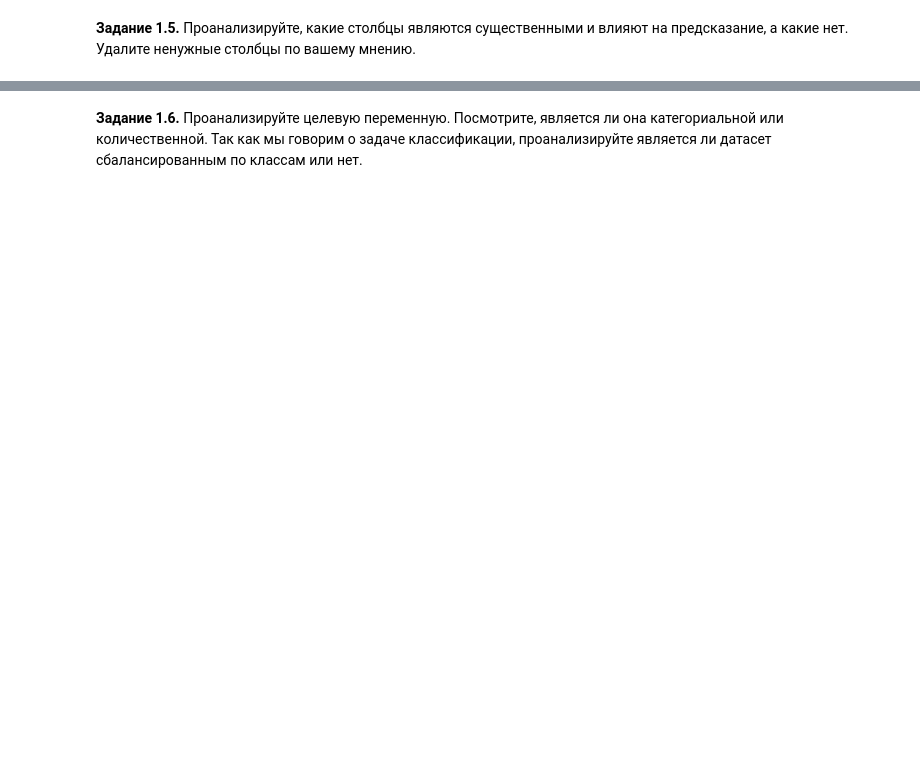
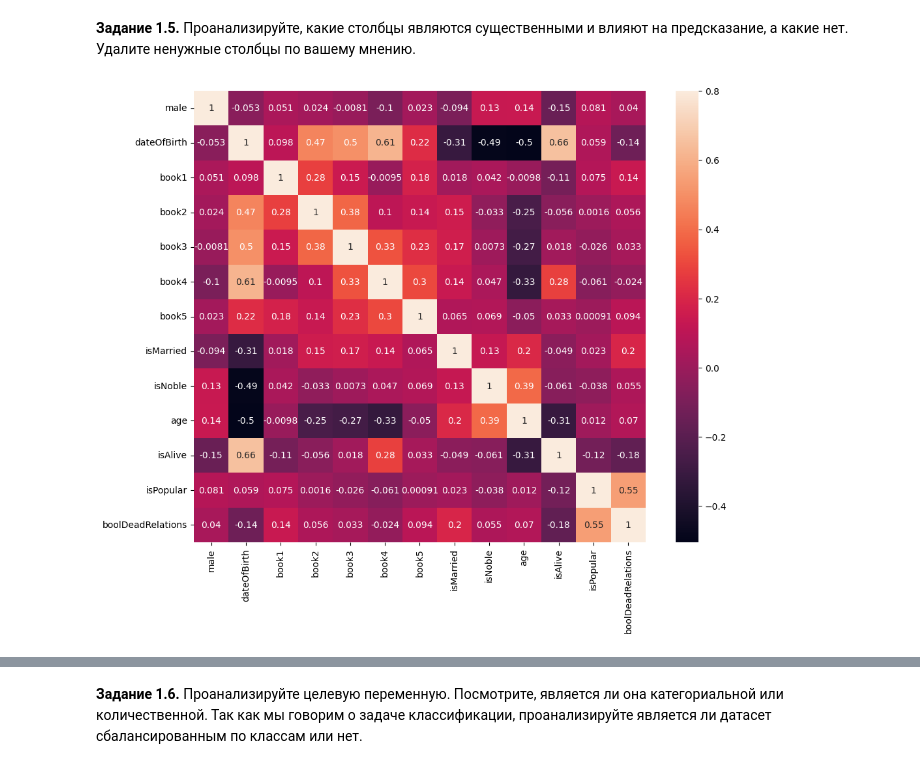
Before and after one commit to ilev-sergey/deep-learning-school, a Jupyter notebook: [homework_4_2_]game_of_thrones_prediction.ipynb, the cells around one changed output, grey strips where cells are left out. Cells and saved outputs as stored; diff of their text form; code cells hidden in the pictures; blank space fills up the shorter version.

```diff
--- a/[homework_4_2_]game_of_thrones_prediction.ipynb
+++ b/[homework_4_2_]game_of_thrones_prediction.ipynb
@@ -154,0 +172,5 @@ data.drop(columns=["isAliveMother", "isAliveFather", "isAliveHeir", "isAliveSpou
+# %%
+data["isPopular"] = data["popularity"] > 0.5
+data["boolDeadRelations"] = data["numDeadRelations"] > 0
+
+data.drop(columns=["popularity", "numDeadRelations"], inplace=True)
@@ -172,3 +203,7 @@ cult = {
     'Qartheen': ['qartheen', 'qarth'],
     'Reach': ['the reach', 'reach', 'reachmen'],
 }
+for key, values in cult.items():
+    for value in values:
+        data.loc[data["culture"].str.lower() == value, "culture"] = key
+data["culture"].value_counts()[:3]
@@ -175,2 +217,8 @@ cult = {
 # %% [markdown]
 **Задание 1.5.** Проанализируйте, какие столбцы являются существенными и влияют на предсказание, а какие нет. Удалите ненужные столбцы по вашему мнению.
+# %%
+corrmat = data._get_numeric_data().corr()
+f, ax = plt.subplots(figsize=(12, 9))
+sns.heatmap(corrmat, vmax=.8, square=True, annot=True);
+# %% [output]
+[figure, added]
```
Also changed, not shown: parts of 34 cells of this notebook.
